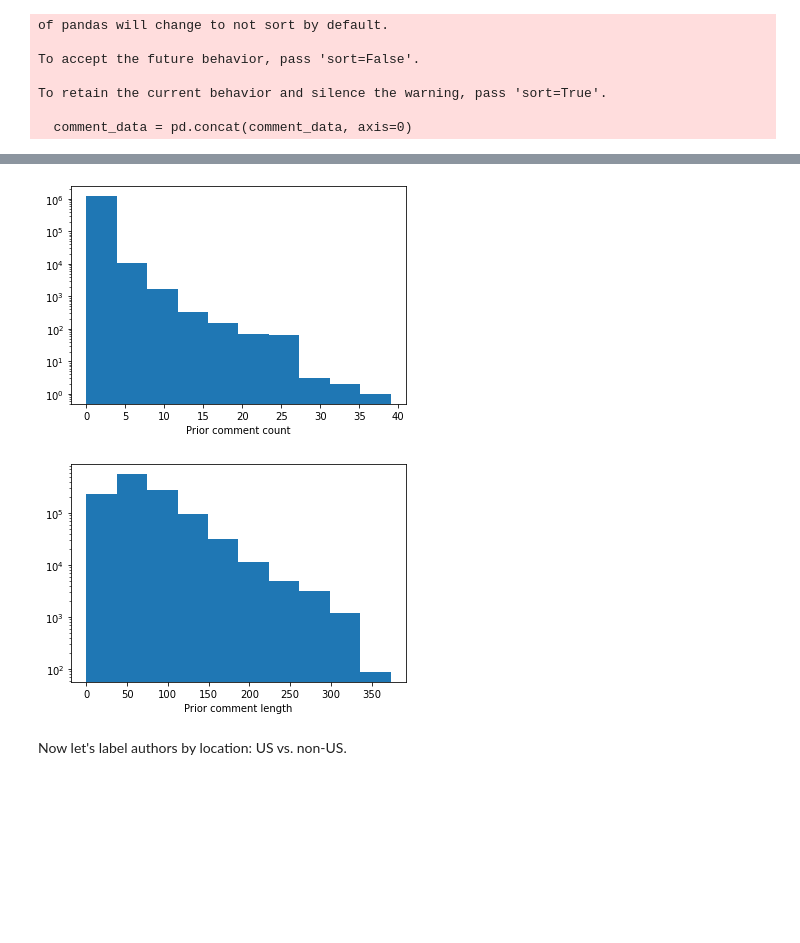
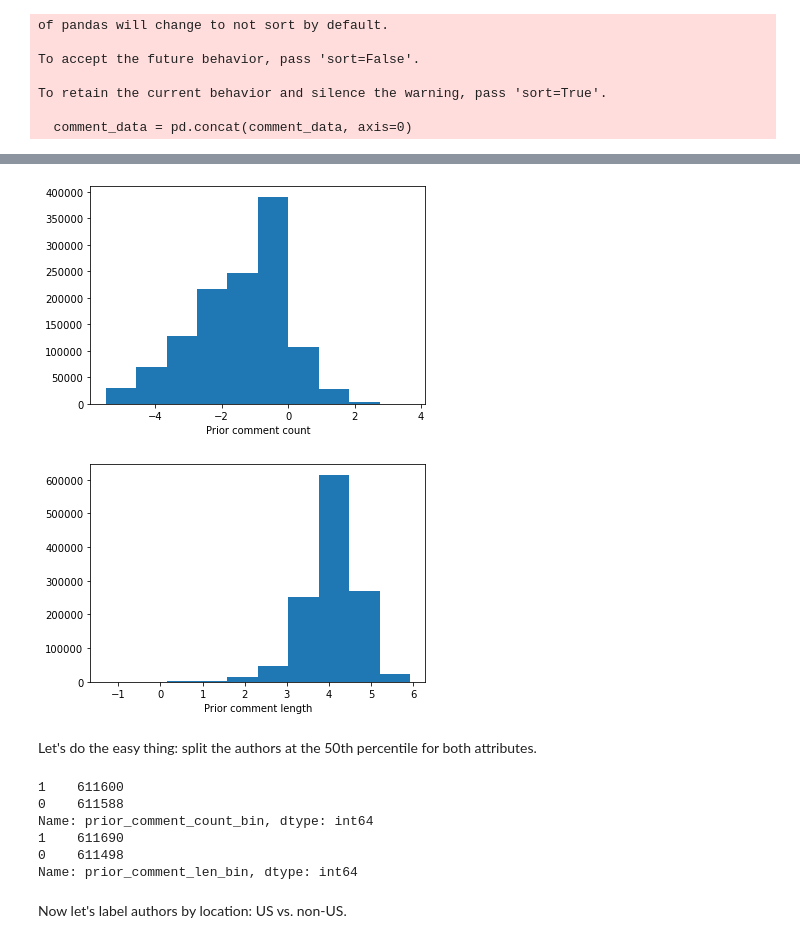
Before and after one commit to MichiganNLP/socially_aware_questions, a Jupyter notebook: scripts/data_processing/label_author_status.ipynb, the cells around one changed output, grey strips where cells are left out. Saved outputs shown, nothing was run; the diff lists cells and outputs as text; code cells hidden in the pictures; blank space fills up the shorter version.

Commit message:
combining author/comment data for generation

```diff
--- a/scripts/data_processing/label_author_status.ipynb
+++ b/scripts/data_processing/label_author_status.ipynb
@@ -118,21 +119,57 @@ combined_comment_data.to_csv(combined_comment_author_data_file, sep='\t', index=
+# %%
+import pandas as pd
+combined_comment_author_data = pd.read_csv('../../data/nyt_comments/author_comment_stats.tsv', sep='\t', index_col=False)
+# clean up date var
+combined_comment_author_data = combined_comment_author_data[combined_comment_author_data.loc[:, 'date_day_x'] == combined_comment_author_data.loc[:, 'date_day_y']]
+combined_comment_author_data = combined_comment_author_data.rename(columns={'date_day_x' : 'date_day'}).drop('date_day_y', axis=1)
+# remove 0 values??
+combined_comment_author_data = combined_comment_author_data[combined_comment_author_data.loc[:, 'prior_comment_len'] > 0]
+# %%
+# log-transform
+import numpy as np
+comment_vars = ['prior_comment_count', 'prior_comment_len']
+for comment_var in comment_vars:
+    combined_comment_author_data = combined_comment_author_data.assign(**{
+        f'log_{comment_var}' : np.log(combined_comment_author_data.loc[:, comment_var])
+    })
 # %%
 ## display distribution of comment stats
 import matplotlib
 %matplotlib inline
 import matplotlib.pyplot as plt
 # comment count
-plt.hist(comment_count_per_author.loc[:, 'prior_comment_count'])
-plt.yscale('log')
+plt.hist(combined_comment_author_data.loc[:, 'log_prior_comment_count'])
+# plt.yscale('log')
 plt.xlabel('Prior comment count')
 plt.show()
 # comment length
-plt.hist(comment_len_per_author.loc[:, 'prior_comment_len'])
-plt.yscale('log')
+plt.hist(combined_comment_author_data.loc[:, 'log_prior_comment_len'])
+# plt.yscale('log')
 plt.xlabel('Prior comment length')
 plt.show()
 # %% [output]
-[figure, old version]
+[figure, new version]
-[figure, old version]
+[figure, new version]
+# %% [markdown]
+Let's do the easy thing: split the authors at the 50th percentile for both attributes.
+# %%
+import numpy as np
+comment_cutoff_pct = 50
+comment_cutoff_count = [np.percentile(combined_comment_author_data.loc[:, 'log_prior_comment_count'].values, comment_cutoff_pct)]
+comment_cutoff_len = [np.percentile(combined_comment_author_data.loc[:, 'log_prior_comment_len'].values, comment_cutoff_pct)]
+combined_comment_author_data = combined_comment_author_data.assign(**{
+    'prior_comment_count_bin' : np.digitize(combined_comment_author_data.loc[:, 'log_prior_comment_count'], comment_cutoff_count),
+    'prior_comment_len_bin' : np.digitize(combined_comment_author_data.loc[:, 'log_prior_comment_len'], comment_cutoff_len),
+})
+print(combined_comment_author_data.loc[:, 'prior_comment_count_bin'].value_counts())
+print(combined_comment_author_data.loc[:, 'prior_comment_len_bin'].value_counts())
+# %% [output]
+1    611600
+0    611588
+Name: prior_comment_count_bin, dtype: int64
+1    611690
+0    611498
+Name: prior_comment_len_bin, dtype: int64
 # %% [markdown]
 Now let's label authors by location: US vs. non-US.
 # %%
```
Also changed, not shown: parts of 9 cells of this notebook, 5 other files.
